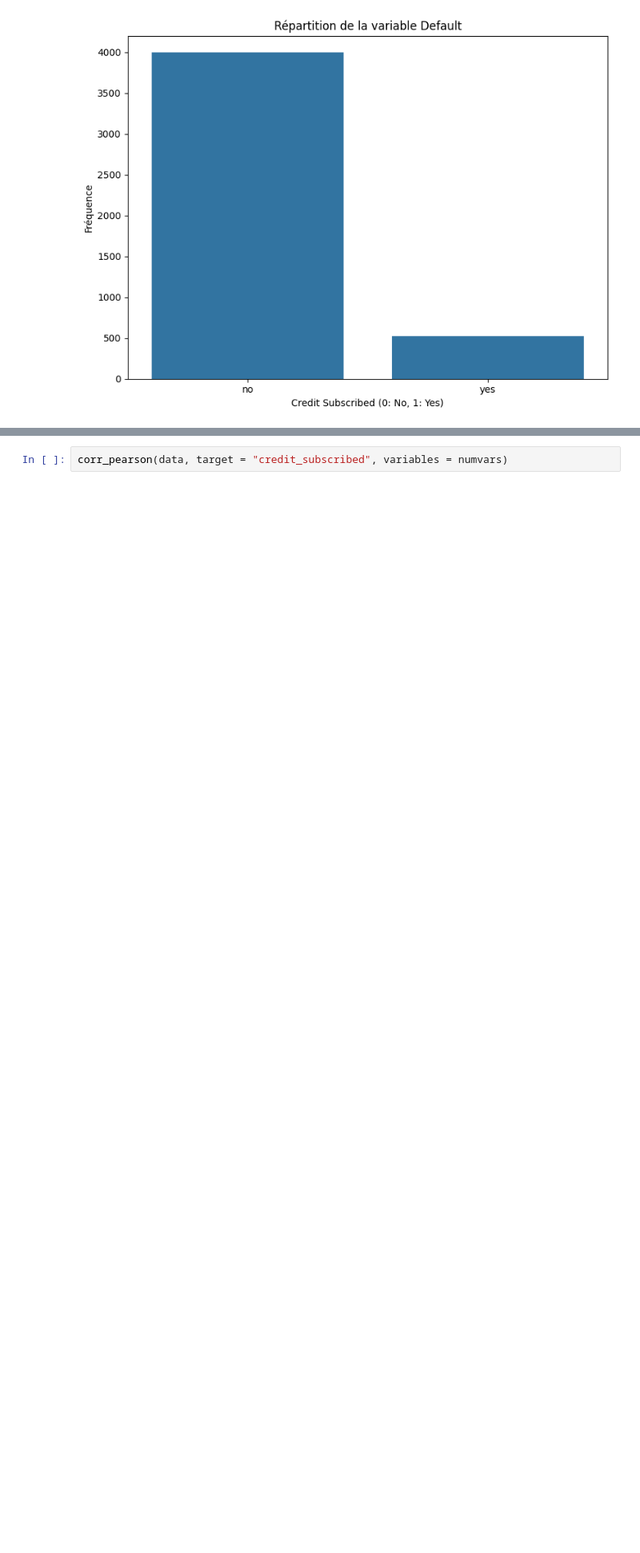
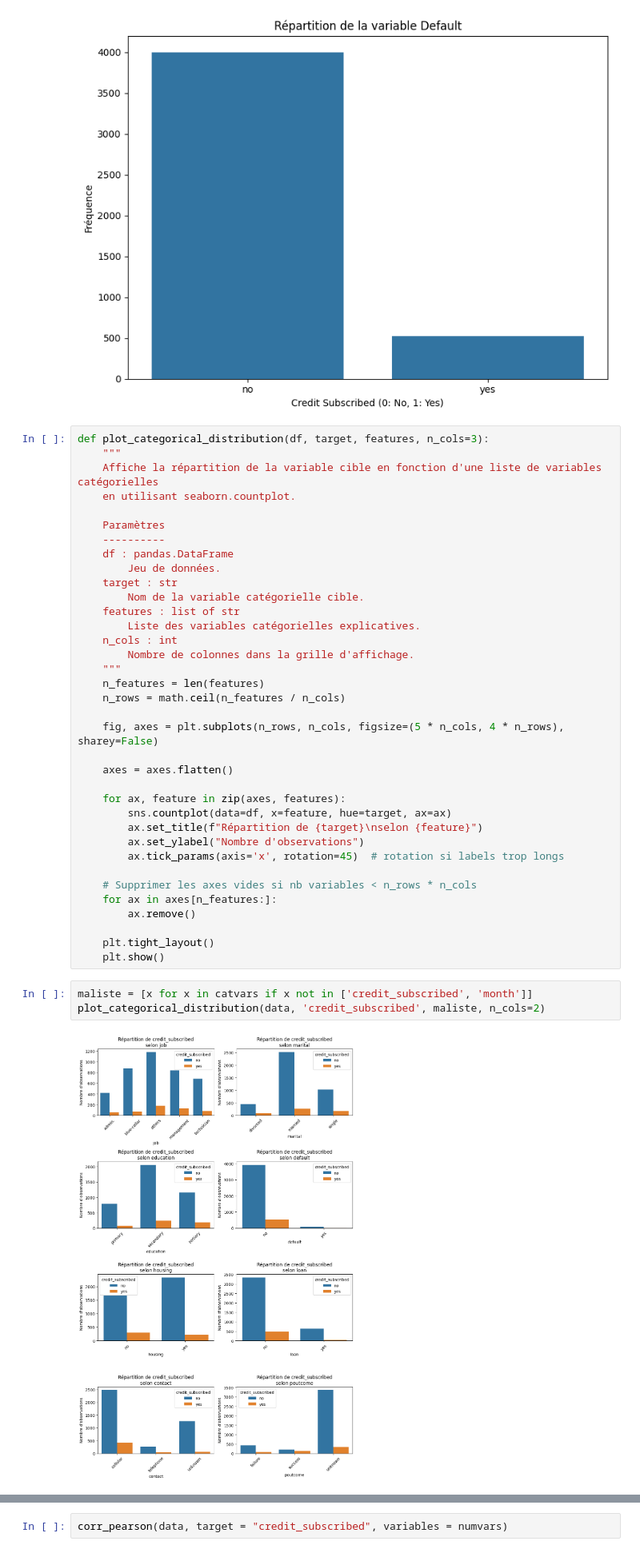
Before and after one commit to Atji00/CreditScoringModel, a Jupyter notebook: credit_scoring_model.ipynb, the cells around one changed output, grey strips where cells are left out. Shown at 80% size. Drawn from its saved outputs; the diff is of its cells as text; blank space fills up the shorter version.

```diff
--- a/credit_scoring_model.ipynb
+++ b/credit_scoring_model.ipynb
@@ -191,6 +202,47 @@ plt.tight_layout()
 plt.show()
 # %% [output]
 [figure]
+# %%
+def plot_categorical_distribution(df, target, features, n_cols=3):
+    """
+    Affiche la répartition de la variable cible en fonction d'une liste de variables catégorielles
+    en utilisant seaborn.countplot.
+
+    Paramètres
+    ----------
+    df : pandas.DataFrame
+        Jeu de données.
+    target : str
+        Nom de la variable catégorielle cible.
+    features : list of str
+        Liste des variables catégorielles explicatives.
+    n_cols : int
+        Nombre de colonnes dans la grille d'affichage.
+    """
+    n_features = len(features)
+    n_rows = math.ceil(n_features / n_cols)
+
+    fig, axes = plt.subplots(n_rows, n_cols, figsize=(5 * n_cols, 4 * n_rows), sharey=False)
+
+    axes = axes.flatten()
+
+    for ax, feature in zip(axes, features):
+        sns.countplot(data=df, x=feature, hue=target, ax=ax)
+        ax.set_title(f"Répartition de {target}\nselon {feature}")
+        ax.set_ylabel("Nombre d'observations")
+        ax.tick_params(axis='x', rotation=45)  # rotation si labels trop longs
+
+    # Supprimer les axes vides si nb variables < n_rows * n_cols
+    for ax in axes[n_features:]:
+        ax.remove()
+
+    plt.tight_layout()
+    plt.show()
+# %%
+maliste = [x for x in catvars if x not in ['credit_subscribed', 'month']]
+plot_categorical_distribution(data, 'credit_subscribed', maliste, n_cols=2)
+# %% [output]
+[figure, added]
 # %% [markdown]
 ### Visualisations croisées entre la variable d'intérêt et les variables continues
 # %%
```
Also changed, not shown: parts of 40 cells of this notebook, 1 other file.
